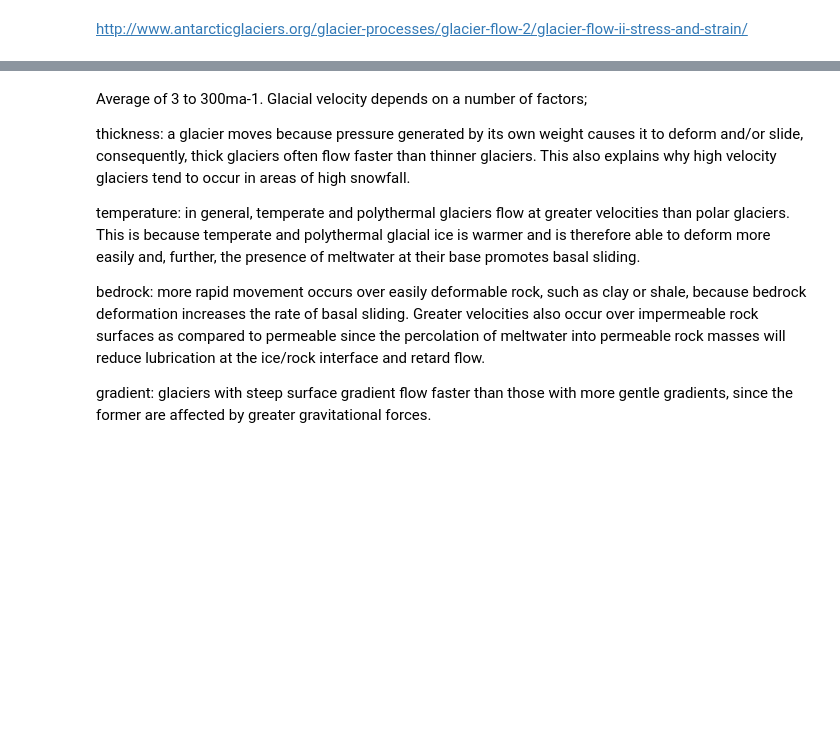
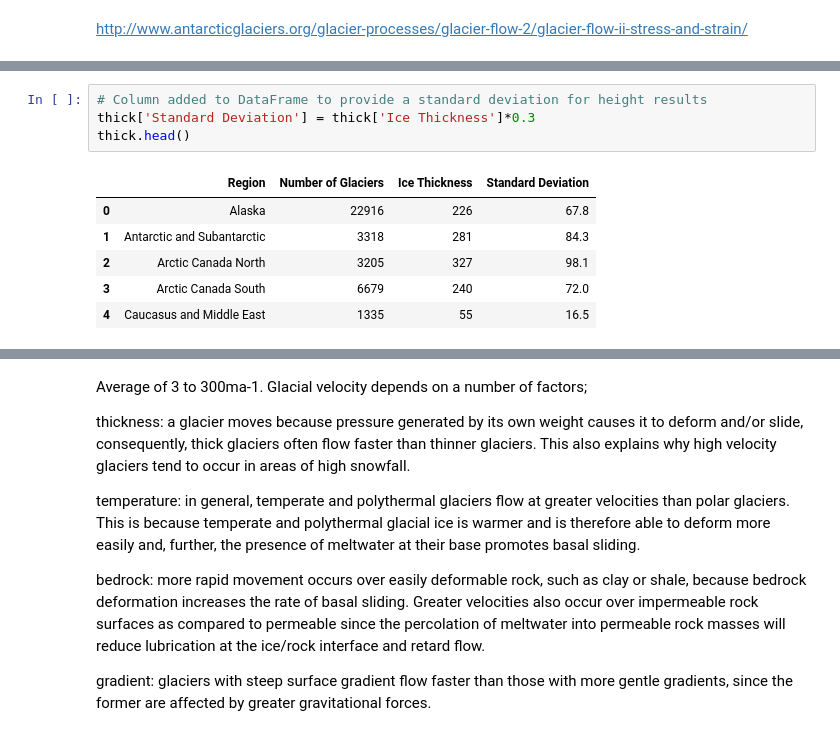
Before and after one commit to healyshane/project-programming_for-data_analysis, a Jupyter notebook: Programming for Data Analysis_Glaciers.ipynb, the cells around one changed output, grey strips where cells are left out. Saved outputs shown, nothing was run; the diff lists cells and outputs as text; blank space fills up the shorter version.

```diff
--- a/Programming for Data Analysis_Glaciers.ipynb
+++ b/Programming for Data Analysis_Glaciers.ipynb
@@ -40,0 +122,11 @@ http://www.antarcticglaciers.org/glacier-processes/glacier-flow-2/glacier-flow-i
+# %%
+# Column added to DataFrame to provide a standard deviation for height results
+thick['Standard Deviation'] = thick['Ice Thickness']*0.3
+thick.head()
+# %% [output]
+|  | Region | Number of Glaciers | Ice Thickness | Standard Deviation |
+| 0 | Alaska | 22916 | 226 | 67.8 |
+| 1 | Antarctic and Subantarctic | 3318 | 281 | 84.3 |
+| 2 | Arctic Canada North | 3205 | 327 | 98.1 |
+| 3 | Arctic Canada South | 6679 | 240 | 72.0 |
+| 4 | Caucasus and Middle East | 1335 | 55 | 16.5 |
```
Also changed, not shown: parts of 17 cells of this notebook, 1 other file.
